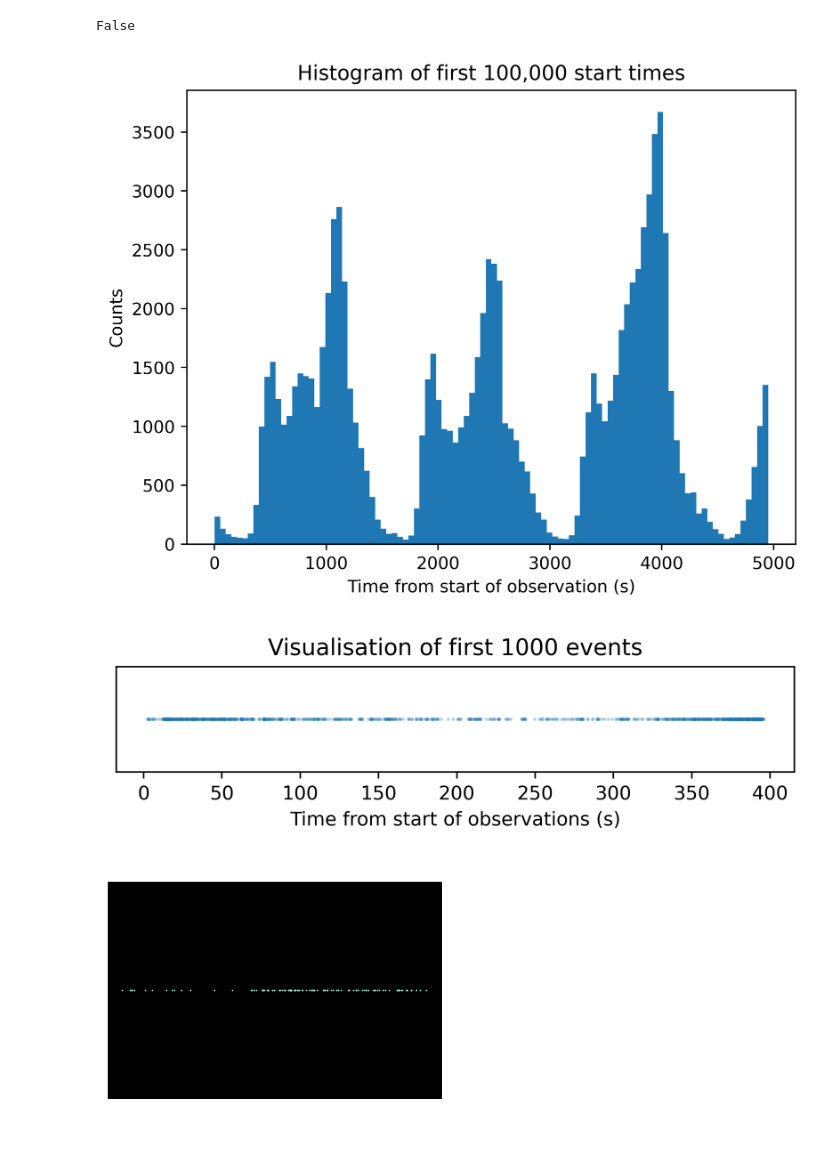
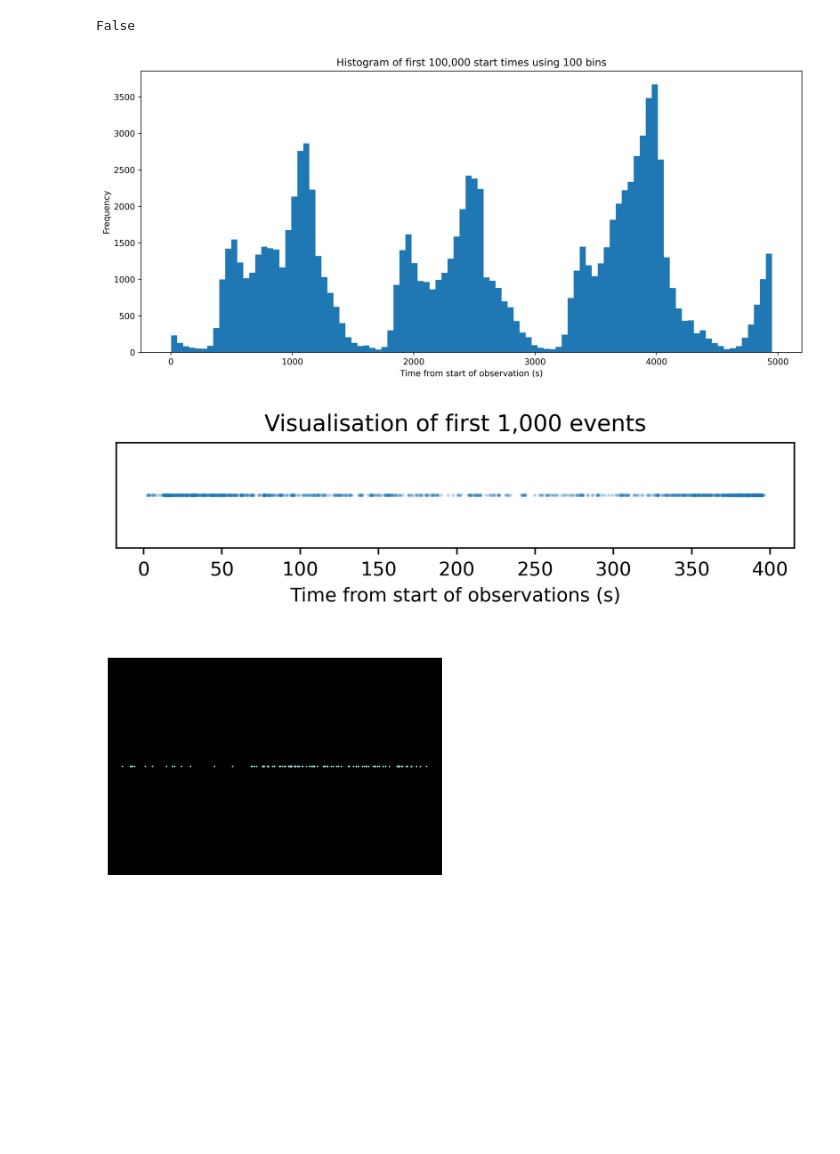
Before and after one commit to carlosaccp/Santander-SE-ME, a Jupyter notebook: code/EDA.ipynb, the cells around one changed output. Drawn from its saved outputs; the diff is of its cells as text; code cells hidden in the pictures; blank space fills up the shorter version.

```diff
--- a/code/EDA.ipynb
+++ b/code/EDA.ipynb
@@ -172,13 +172,15 @@ False
 # %%
 bike_data.start_time = bike_data.start_time.sort_values()
 # %%
+plt.figure(figsize=(14,6))
 plt.hist(bike_data.start_time[:100000], bins=100)
-plt.title("Histogram of first 100,000 start times")
-plt.ylabel("Counts")
+plt.title("Histogram of first 100,000 start times using 100 bins")
+plt.ylabel("Frequency")
 plt.xlabel("Time from start of observation (s)")
+plt.savefig('../figures/final/cluster_hist.png')
 plt.show()
 # %% [output]
-[figure, old version]
+[figure, new version]
 # %%
 n = 1000
 f = plt.figure()
@@ -188,10 +190,11 @@ ax.get_yaxis().set_visible(False)
 f.set_figheight(1)
 plt.scatter(bike_data.start_time.values[:n], np.zeros(n), s=1, alpha=0.2)
 plt.xlabel("Time from start of observations (s)")
-plt.title(f"Visualisation of first {n} events")
+plt.title(f"Visualisation of first 1,000 events")
+plt.savefig('../figures/final/point_process_cluster_scatter.png')
 plt.show()
 # %% [output]
-[figure, old version]
+[figure, new version]
 # %%
 def plot_n_events(n, **kwargs):
     """Plot the first n events as a point process"""
```
Also changed, not shown: 7 other files.
